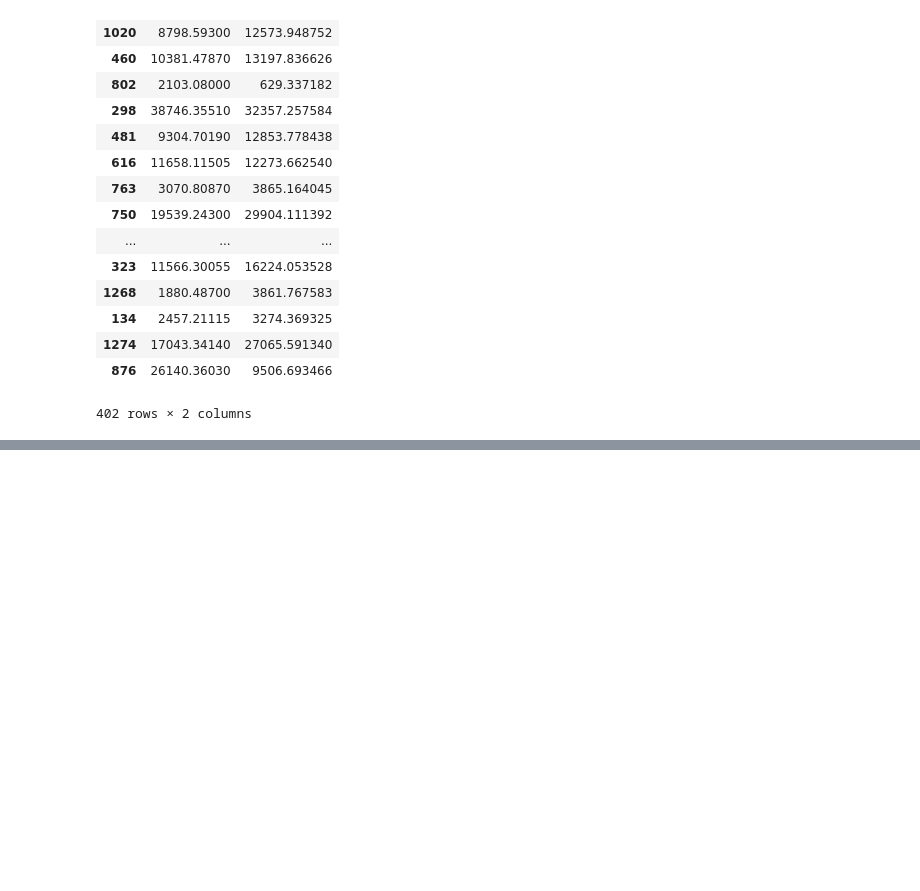
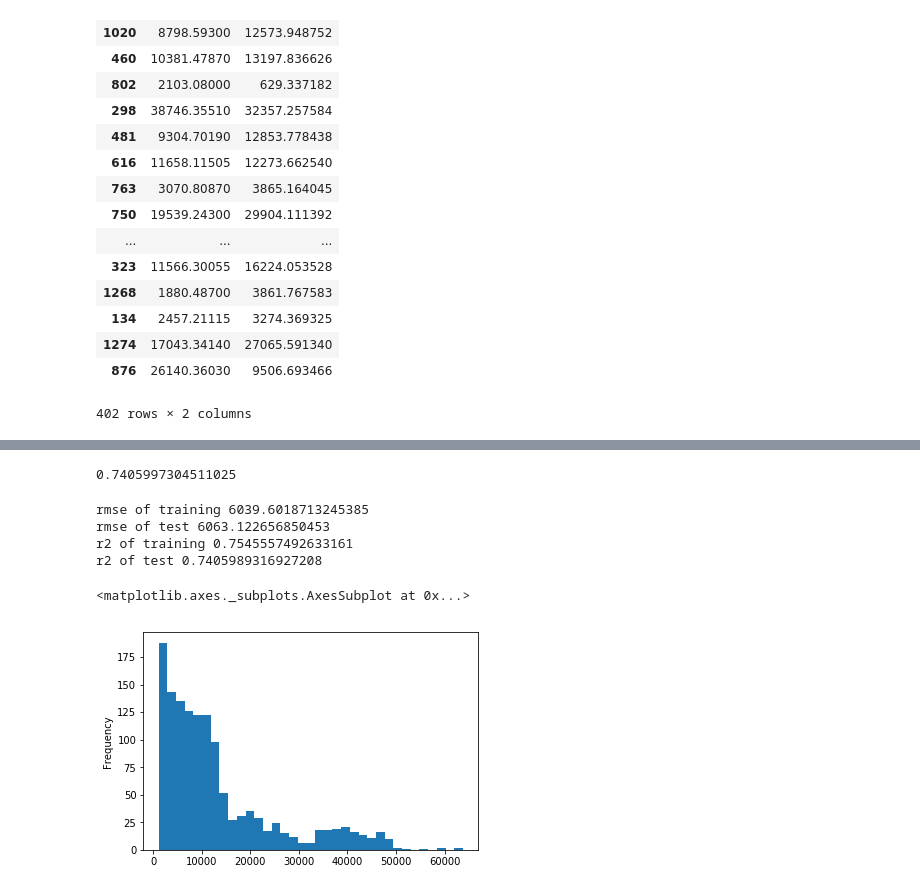
Before and after one commit to abulbasar/machine-learning, a Jupyter notebook: demos/Day 2 - insurance prediction.ipynb, the cells around one changed output, grey strips where cells are left out. Cells and saved outputs as stored; diff of their text form; code cells hidden in the pictures; blank space fills up the shorter version.

```diff
--- a/demos/Day 2 - insurance prediction.ipynb
+++ b/demos/Day 2 - insurance prediction.ipynb
@@ -249,0 +268,4 @@ pd.DataFrame(dict(actual = y_test, prediction = y_test_pred  ))
+# %%
+r2
+# %% [output]
+0.7405997304511025
@@ -249,0 +274,36 @@ pd.DataFrame(dict(actual = y_test, prediction = y_test_pred  ))
+# %%
+target = "charges"
+y = df[target]
+X = df.drop(columns=[target])
+# One hot encoding
+X_dummy = pd.get_dummies(X, drop_first=True)
+X_train, X_test, y_train, y_test = model_selection\
+.train_test_split(X_dummy.values, y
+                , test_size = 0.3, random_state = 1)
+
+scaler = preprocessing.StandardScaler()
+X_train_std = scaler.fit_transform(X_train)
+X_test_std = scaler.transform(X_test)
+
+lr = linear_model.LinearRegression()
+lr.fit(X_train_std, y_train)
+
+
+y_train_pred = lr.predict(X_train_std)
+y_test_pred = lr.predict(X_test_std)
+
+rmse_test = metrics.mean_squared_error(y_test, y_test_pred) ** 0.5
+rmse_train = metrics.mean_squared_error(y_train, y_train_pred) ** 0.5
+
+r2_test = metrics.r2_score(y_test, y_test_pred)
+r2_train = metrics.r2_score(y_train, y_train_pred)
+
+print("rmse of training", rmse_train)
+print("rmse of test", rmse_test)
+print("r2 of training", r2_train)
+print("r2 of test", r2_test)
+# %% [output]
+rmse of training 6039.6018713245385
+rmse of test 6063.122656850453
+r2 of training 0.7545557492633161
+r2 of test 0.7405989316927208
@@ -249,0 +312,5 @@ pd.DataFrame(dict(actual = y_test, prediction = y_test_pred  ))
+# %%
+df.charges.plot.hist(bins = 35)
+# %% [output]
+<matplotlib.axes._subplots.AxesSubplot at 0x...>
+[figure, added]
```
Also changed, not shown: parts of 17 cells of this notebook, 3 other files.
